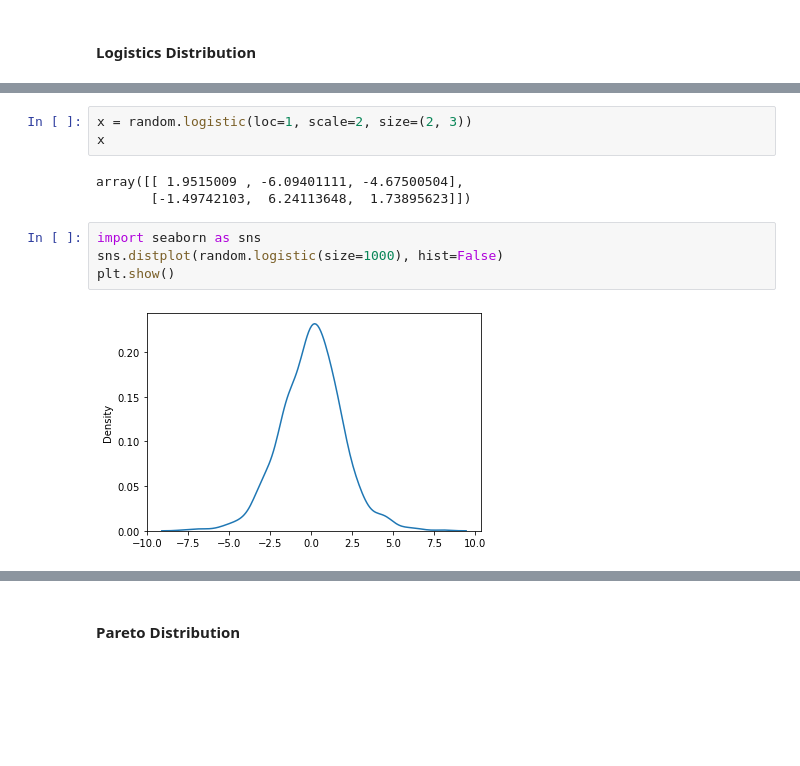
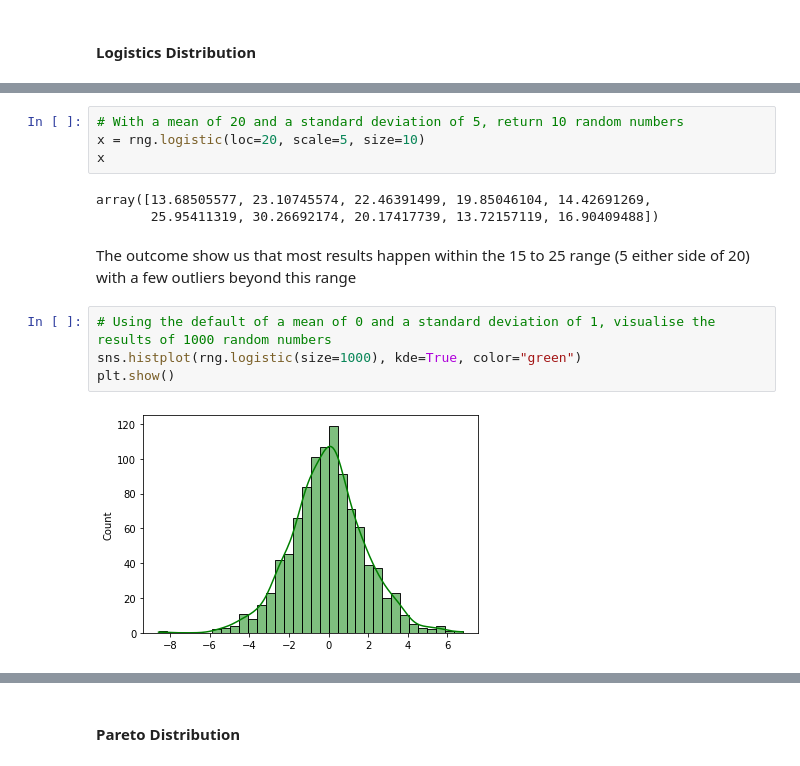
Before and after one commit to Michelleoc/programming-for-data-analysis-assignment, a Jupyter notebook: numpy-random-assignment.ipynb, the cells around one changed output, grey strips where cells are left out. Saved outputs shown, nothing was run; the diff lists cells and outputs as text; blank space fills up the shorter version.

```diff
--- a/numpy-random-assignment.ipynb
+++ b/numpy-random-assignment.ipynb
@@ -465,14 +566,17 @@ random.Generator.logistic(loc=0.0, scale=1.0, size=None)
 
 https://www.w3schools.com/python/numpy/numpy_random_logistic.asp
 # %%
-x = random.logistic(loc=1, scale=2, size=(2, 3))
+# With a mean of 20 and a standard deviation of 5, return 10 random numbers
+x = rng.logistic(loc=20, scale=5, size=10)
 x
 # %% [output]
-array([[ 1.9515009 , -6.09401111, -4.67500504],
-       [-1.49742103,  6.24113648,  1.73895623]])
+array([13.68505577, 23.10745574, 22.46391499, 19.85046104, 14.42691269,
+       25.95411319, 30.26692174, 20.17417739, 13.72157119, 16.90409488])
+# %% [markdown]
+The outcome show us that most results happen within the 15 to 25 range (5 either side of 20) with a few outliers beyond this range
 # %%
-import seaborn as sns
-sns.distplot(random.logistic(size=1000), hist=False)
+# Using the default of a mean of 0 and a standard deviation of 1, visualise the results of 1000 random numbers
+sns.histplot(rng.logistic(size=1000), kde=True, color="green")
 plt.show()
 # %% [output]
-[figure, old version]
+[figure, new version]
```
Also changed, not shown: parts of 58 cells of this notebook, 2 other files.
